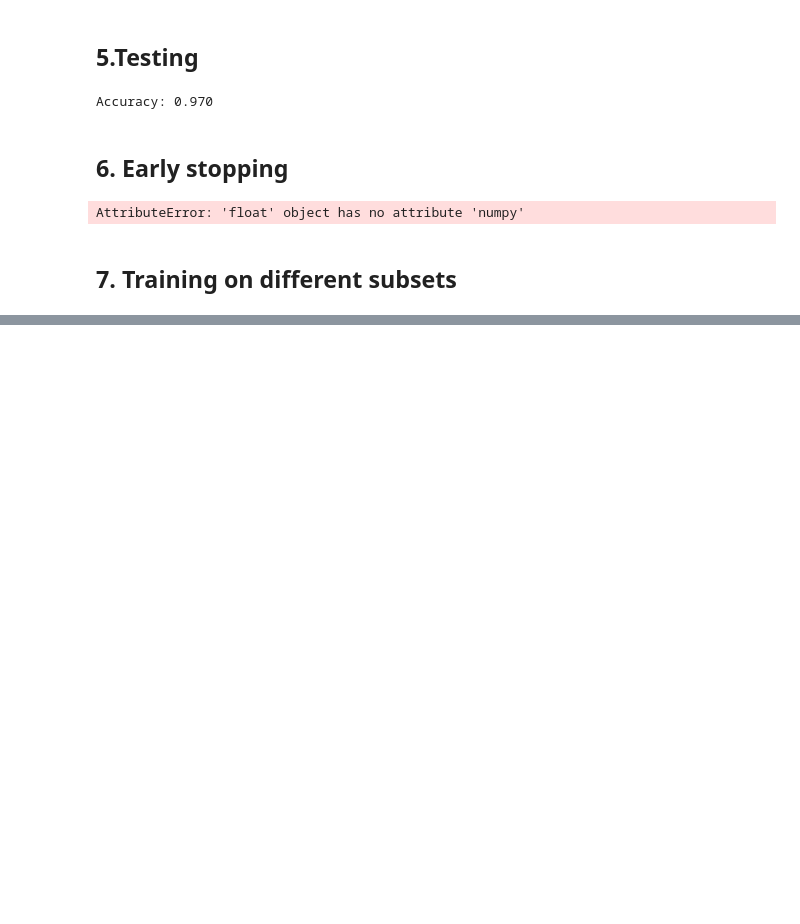
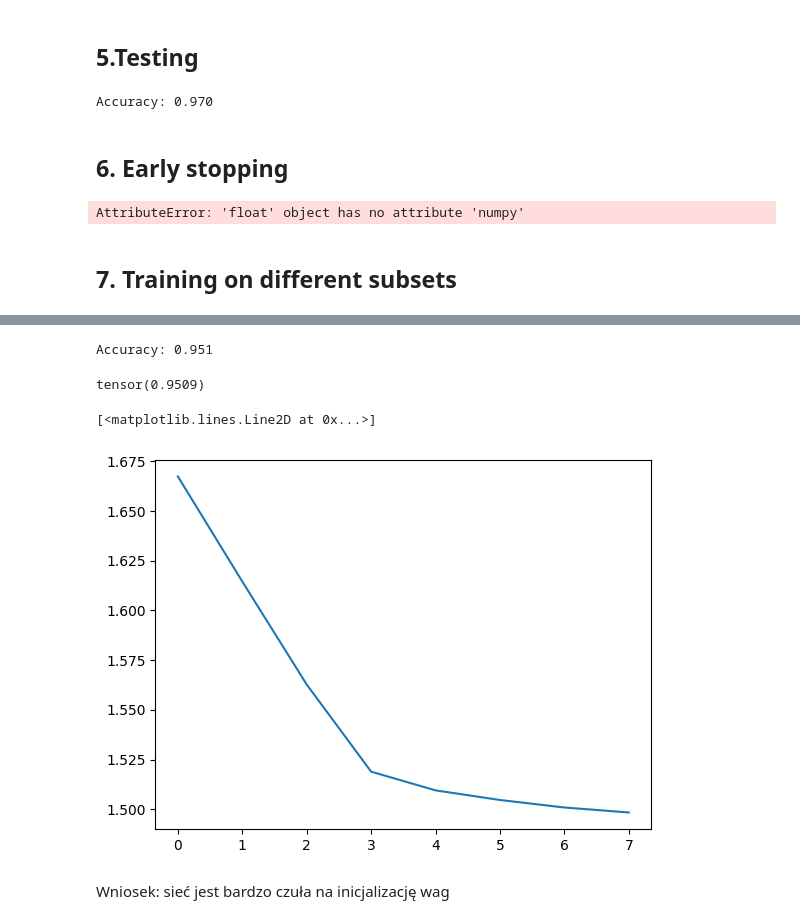
Before and after one commit to Looczky/MNIST_fcnn, a Jupyter notebook: project.ipynb, the cells around one changed output, grey strips where cells are left out. Drawn from its saved outputs; the diff is of its cells as text; code cells hidden in the pictures; blank space fills up the shorter version.

```diff
--- a/project.ipynb
+++ b/project.ipynb
@@ -243,0 +297,6 @@ NameError: name 'plt' is not defined
+# %%
+model = Fcnn()
+optimizer = torch.optim.Adam(model.parameters())
+criterion = nn.CrossEntropyLoss()
+
+loss_history_3 = train(epochs,model,optimizer,criterion,train_dataloader)
@@ -243,0 +321,12 @@ NameError: name 'plt' is not defined
+# %%
+test(model,test_dataloader)
+# %% [output]
+Accuracy: 0.951
+tensor(0.9509)
+# %%
+plt.plot(loss_history_3)
+# %% [output]
+[<matplotlib.lines.Line2D at 0x...>]
+[figure, added]
+# %% [markdown]
+Wniosek: sieć jest bardzo czuła na inicjalizację wag
```
Also changed, not shown: parts of 11 cells of this notebook.
